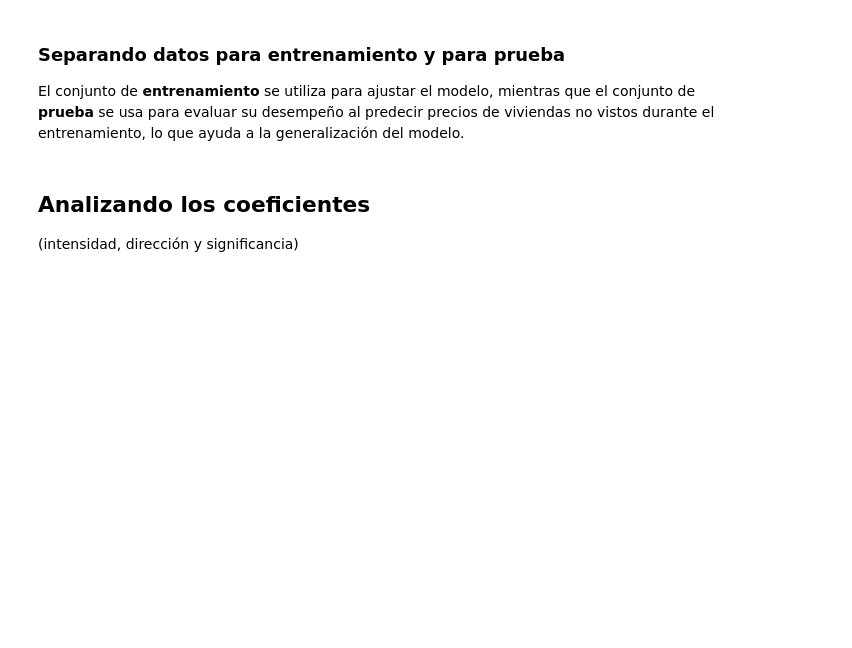
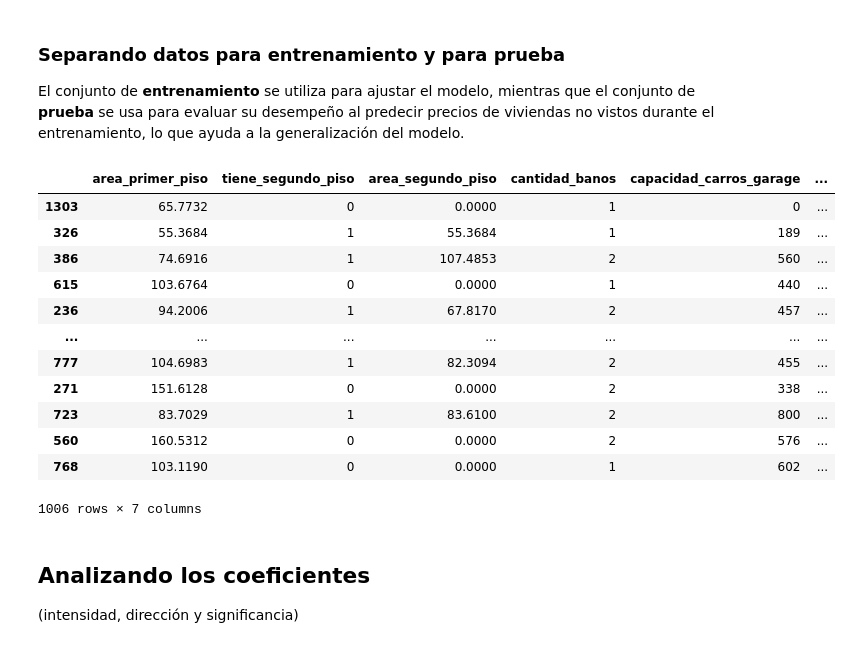
Before and after one commit to cadv1984/portafolio, a Jupyter notebook: precios_de_inmuebles_regresion_lineal.ipynb, the cells around one changed output. Drawn from its saved outputs; the diff is of its cells as text; code cells hidden in the pictures; blank space fills up the shorter version.

```diff
--- a/precios_de_inmuebles_regresion_lineal.ipynb
+++ b/precios_de_inmuebles_regresion_lineal.ipynb
@@ -185,4 +196,30 @@ El conjunto de **entrenamiento** se utiliza para ajustar el modelo, mientras que
+# %%
+# import train_test_split
+
+from sklearn.model_selection import  train_test_split
+
+y = data['precio_de_venta']
+x= data.drop(columns = 'precio_de_venta')
+
+x_train, x_test, y_train, y_test = train_test_split(x, y, test_size=0.3, random_state=230) # garantizar la reproductibilidad de los datos
 # %%
 #Datos de entrenamiento para usar la fórmula
+df_train =pd.DataFrame(x_train)
+df_train['precio_de_venta'] = y_train
+df_train
+# %% [output]
+|  | area_primer_piso | tiene_segundo_piso | area_segundo_piso | cantidad_banos | capacidad_carros_garage | ... |
+| 1303 | 65.7732 | 0 | 0.0000 | 1 | 0 | ... |
+| 326 | 55.3684 | 1 | 55.3684 | 1 | 189 | ... |
+| 386 | 74.6916 | 1 | 107.4853 | 2 | 560 | ... |
+| 615 | 103.6764 | 0 | 0.0000 | 1 | 440 | ... |
+| 236 | 94.2006 | 1 | 67.8170 | 2 | 457 | ... |
+| ... | ... | ... | ... | ... | ... | ... |
+| 777 | 104.6983 | 1 | 82.3094 | 2 | 455 | ... |
+| 271 | 151.6128 | 0 | 0.0000 | 2 | 338 | ... |
+| 723 | 83.7029 | 1 | 83.6100 | 2 | 800 | ... |
+| 560 | 160.5312 | 0 | 0.0000 | 2 | 576 | ... |
+| 768 | 103.1190 | 0 | 0.0000 | 1 | 602 | ... |
+1006 rows × 7 columns
 # %%
 # import ols
```
Also changed, not shown: parts of 5 cells of this notebook.
